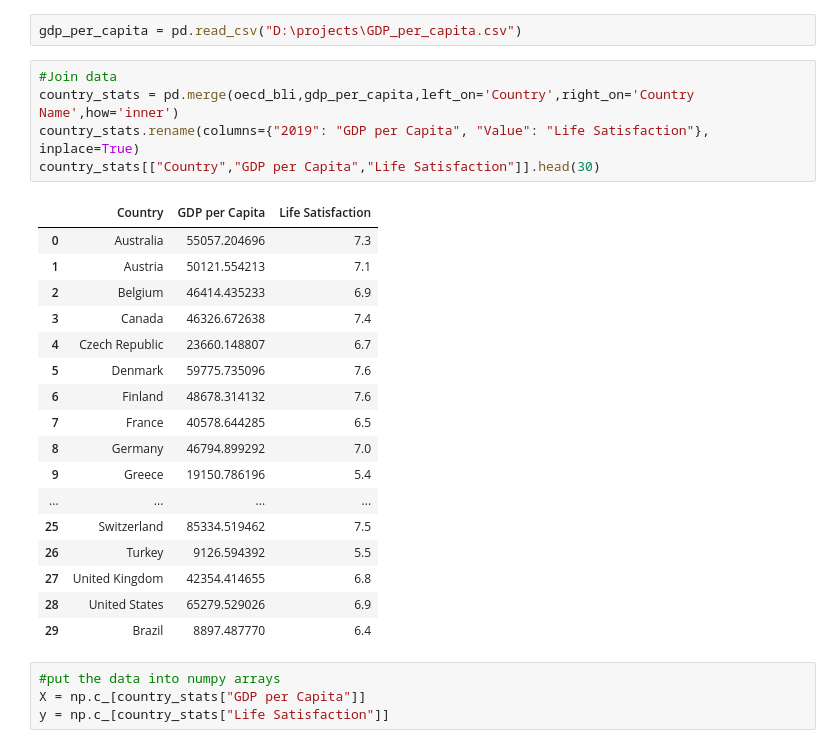
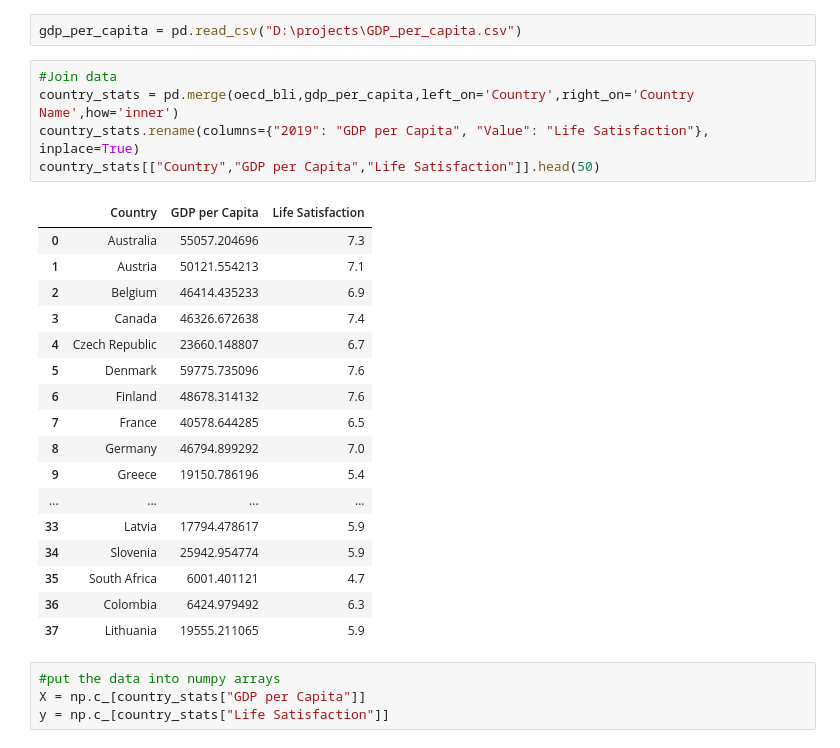
Before and after one commit to danecrosby/data_exploration, a Jupyter notebook: 1-1 Training and running a linear model using Scikit-Learn.ipynb, the cells around one changed output. Drawn from its saved outputs; the diff is of its cells as text.

```diff
--- a/1-1 Training and running a linear model using Scikit-Learn.ipynb
+++ b/1-1 Training and running a linear model using Scikit-Learn.ipynb
@@ -11,26 +11,26 @@ gdp_per_capita = pd.read_csv("D:\projects\GDP_per_capita.csv")
 # %%
 #Join data
 country_stats = pd.merge(oecd_bli,gdp_per_capita,left_on='Country',right_on='Country Name',how='inner')
 country_stats.rename(columns={"2019": "GDP per Capita", "Value": "Life Satisfaction"}, inplace=True)
-country_stats[["Country","GDP per Capita","Life Satisfaction"]].head(30)
+country_stats[["Country","GDP per Capita","Life Satisfaction"]].head(50)
 # %% [output]
 |  | Country | GDP per Capita | Life Satisfaction |
 | 0 | Australia | 55057.204696 | 7.3 |
 | 1 | Austria | 50121.554213 | 7.1 |
 | 2 | Belgium | 46414.435233 | 6.9 |
 | 3 | Canada | 46326.672638 | 7.4 |
 | 4 | Czech Republic | 23660.148807 | 6.7 |
 | 5 | Denmark | 59775.735096 | 7.6 |
 | 6 | Finland | 48678.314132 | 7.6 |
 | 7 | France | 40578.644285 | 6.5 |
 | 8 | Germany | 46794.899292 | 7.0 |
 | 9 | Greece | 19150.786196 | 5.4 |
 | ... | ... | ... | ... |
-| 25 | Switzerland | 85334.519462 | 7.5 |
-| 26 | Turkey | 9126.594392 | 5.5 |
-| 27 | United Kingdom | 42354.414655 | 6.8 |
-| 28 | United States | 65279.529026 | 6.9 |
-| 29 | Brazil | 8897.487770 | 6.4 |
+| 33 | Latvia | 17794.478617 | 5.9 |
+| 34 | Slovenia | 25942.954774 | 5.9 |
+| 35 | South Africa | 6001.401121 | 4.7 |
+| 36 | Colombia | 6424.979492 | 6.3 |
+| 37 | Lithuania | 19555.211065 | 5.9 |
 # %%
 #put the data into numpy arrays
 X = np.c_[country_stats["GDP per Capita"]]
```
Also changed, not shown: parts of 1 cell of this notebook, 3 other files.
